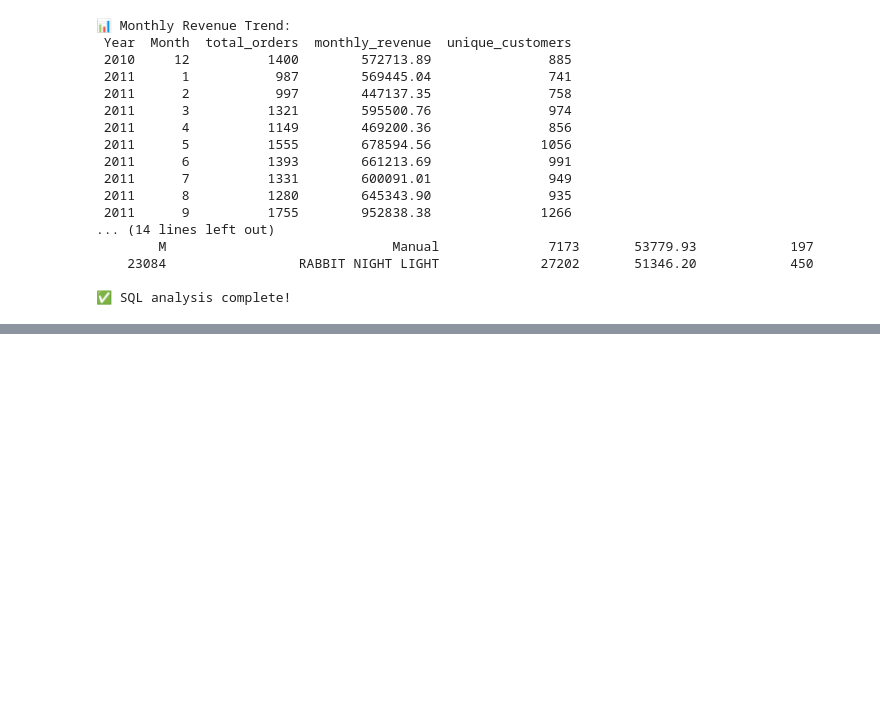
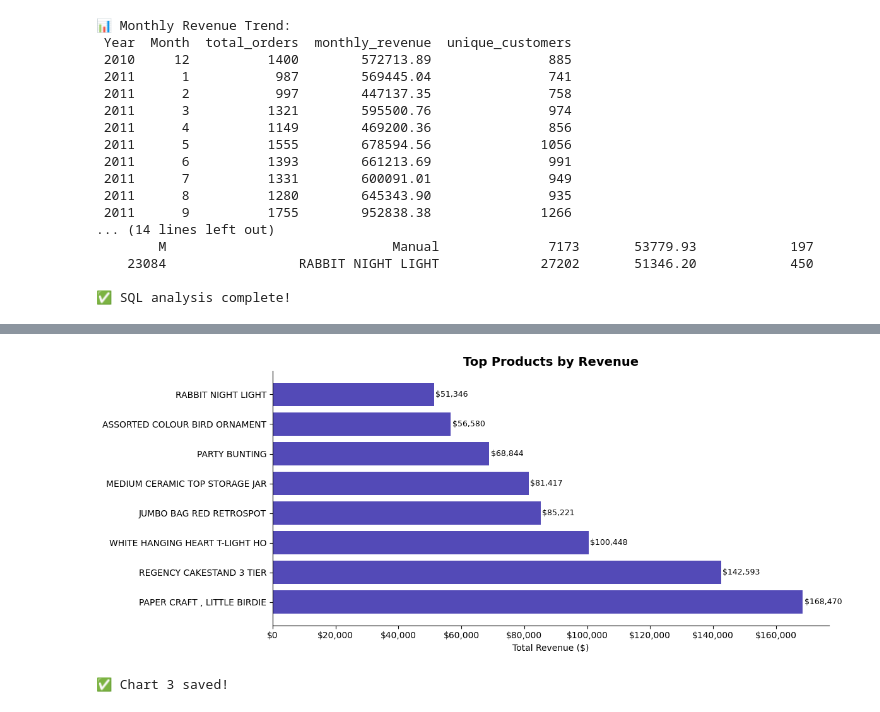
Before and after one commit to Kamrul732/ecommerce-sales-analytics, a Jupyter notebook: 01_data_collection.ipynb, the cells around one changed output, grey strips where cells are left out. Saved outputs shown, nothing was run; the diff lists cells and outputs as text; code cells hidden in the pictures; blank space fills up the shorter version.

```diff
--- a/01_data_collection.ipynb
+++ b/01_data_collection.ipynb
@@ -215,0 +284,25 @@ print("\n✅ SQL analysis complete!")
+# %%
+# Chart 3 — Top 10 Products by Revenue
+q3_clean = q3[~q3['Description'].isin(['POSTAGE', 'Manual'])]
+
+fig, ax = plt.subplots()
+
+bars = ax.barh(q3_clean['Description'].str[:30],
+               q3_clean['total_revenue'],
+               color="#534AB7")
+
+for bar, val in zip(bars, q3_clean['total_revenue']):
+    ax.text(bar.get_width() + 500, bar.get_y() + bar.get_height()/2,
+            f"${val:,.0f}", va='center', fontsize=9)
+
+ax.set_title("Top Products by Revenue",
+             fontsize=14, fontweight="bold")
+ax.set_xlabel("Total Revenue ($)")
+ax.xaxis.set_major_formatter(plt.FuncFormatter(lambda x, _: f"${x:,.0f}"))
+plt.tight_layout()
+plt.savefig("../data/processed/chart3_top_products.png", dpi=150)
+plt.show()
+print("✅ Chart 3 saved!")
+# %% [output]
+[figure, added]
+✅ Chart 3 saved!
```
Also changed, not shown: parts of 3 cells of this notebook.
